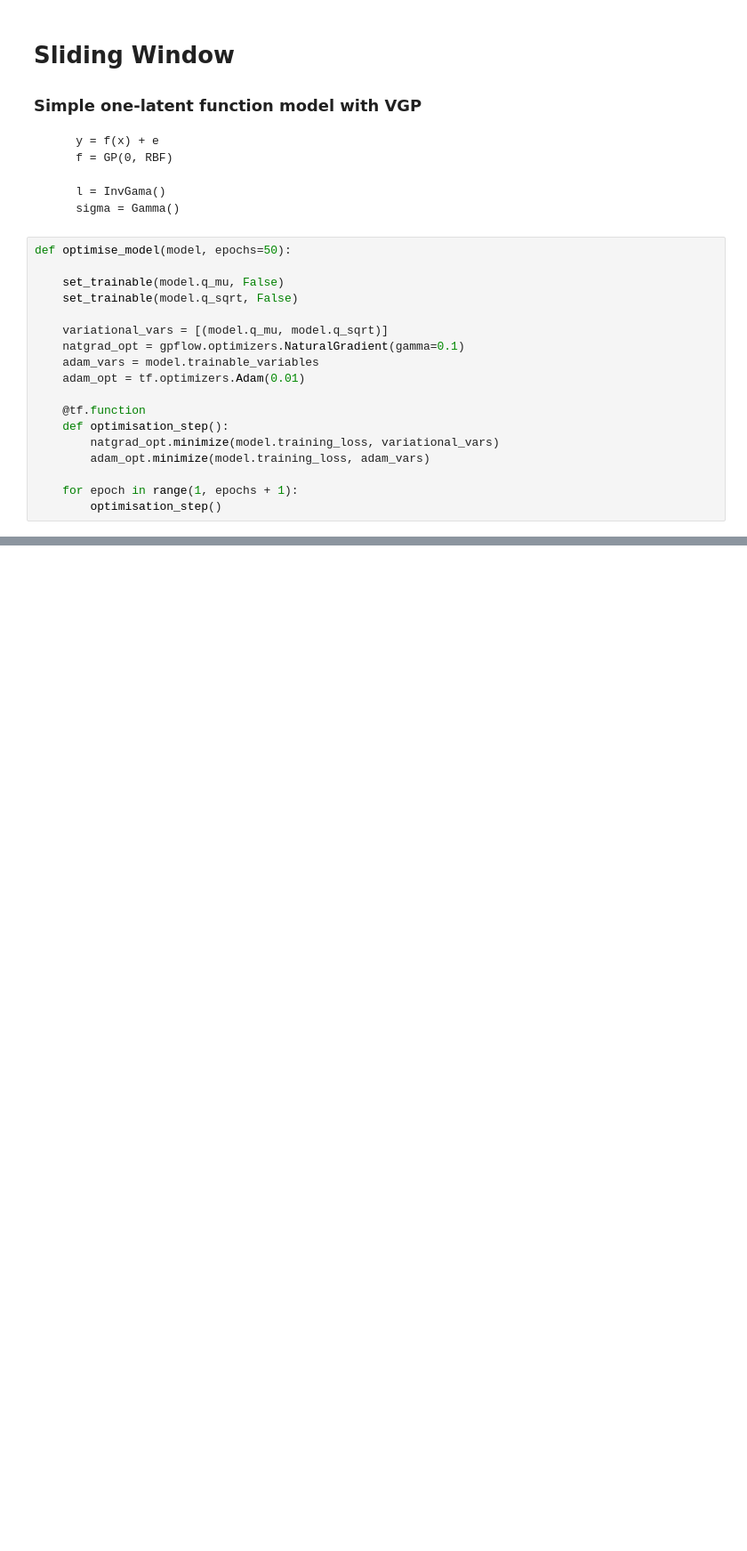
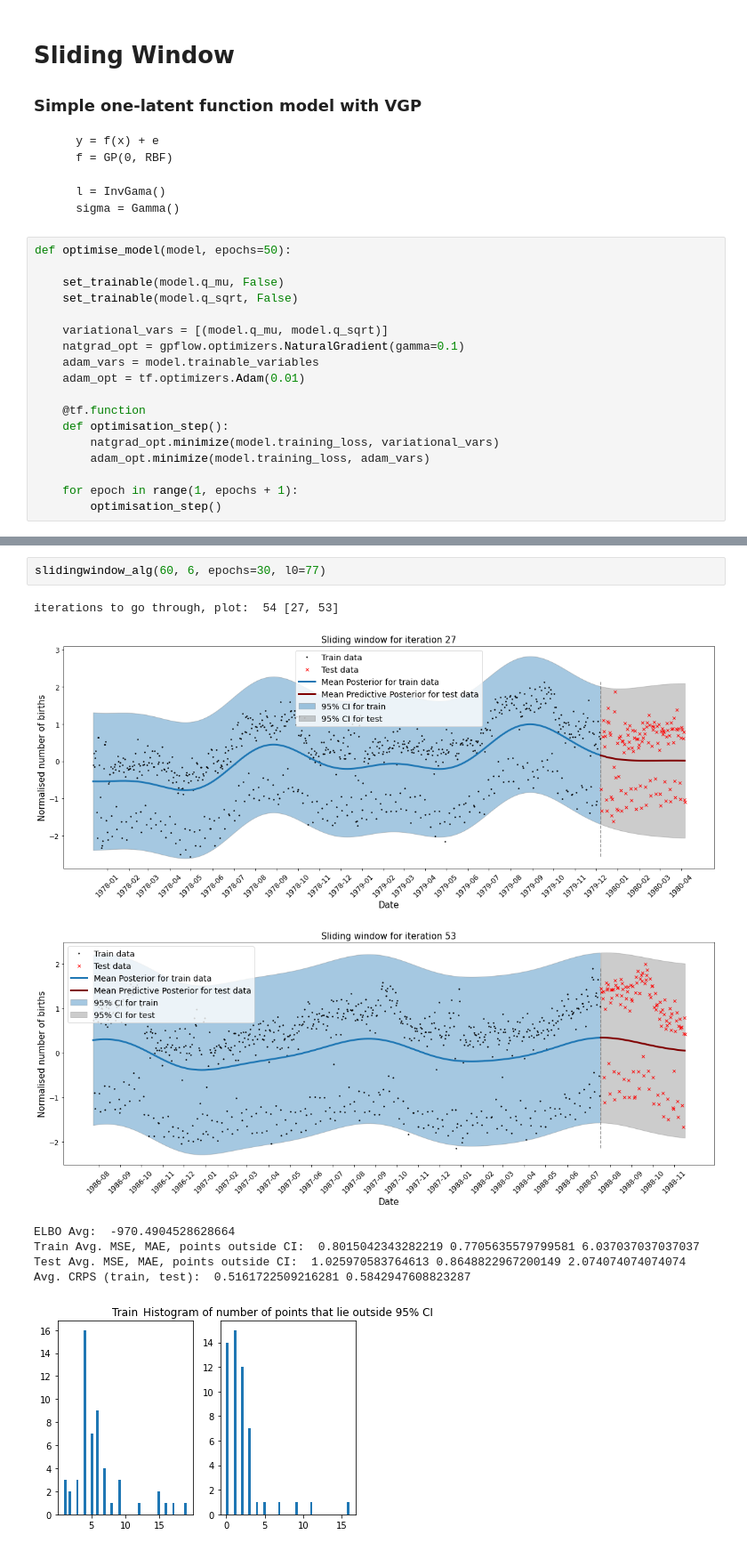
Before and after one commit to CristinaNogRod/GaussianProcesses-TimeSeries, a Jupyter notebook: notebooks/GPFlow/basic_VGP_slidingWindow.ipynb, the cells around one changed output, grey strips where cells are left out. Shown at 89% size. Drawn from its saved outputs; the diff is of its cells as text; blank space fills up the shorter version.

```diff
--- a/notebooks/GPFlow/basic_VGP_slidingWindow.ipynb
+++ b/notebooks/GPFlow/basic_VGP_slidingWindow.ipynb
@@ -66,0 +245,11 @@ def optimise_model(model, epochs=50):
+# %%
+slidingwindow_alg(60, 6, epochs=30, l0=77)
+# %% [output]
+iterations to go through, plot:  54 [27, 53]
+[figure, added]
+[figure, added]
+ELBO Avg:  -970.4904528628664
+Train Avg. MSE, MAE, points outside CI:  0.8015042343282219 0.7705635579799581 6.037037037037037
+Test Avg. MSE, MAE, points outside CI:  1.025970583764613 0.8648822967200149 2.074074074074074
+Avg. CRPS (train, test):  0.5161722509216281 0.5842947608823287
+[figure, added]
```
Also changed, not shown: parts of 19 cells of this notebook, 13 other files.
